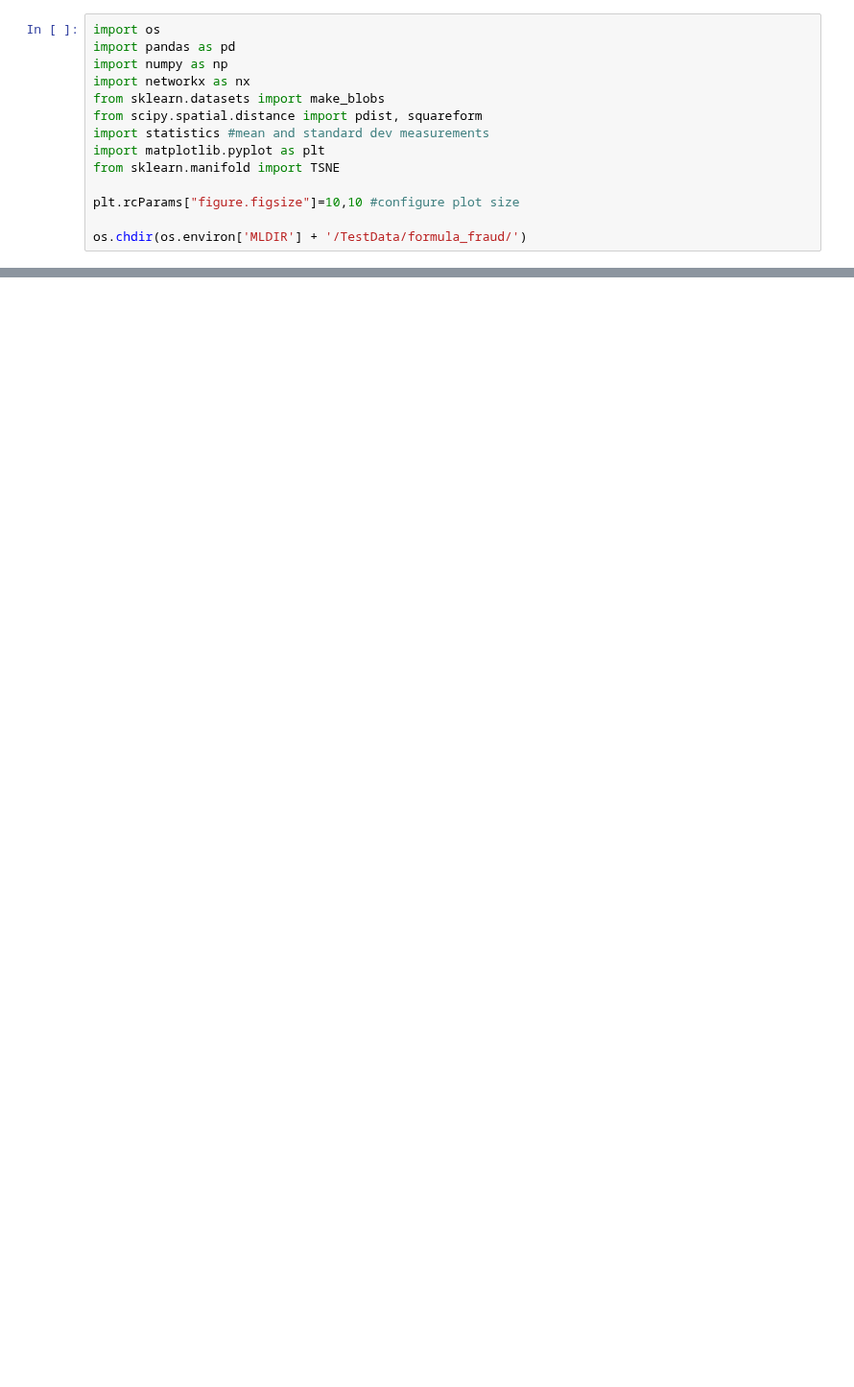
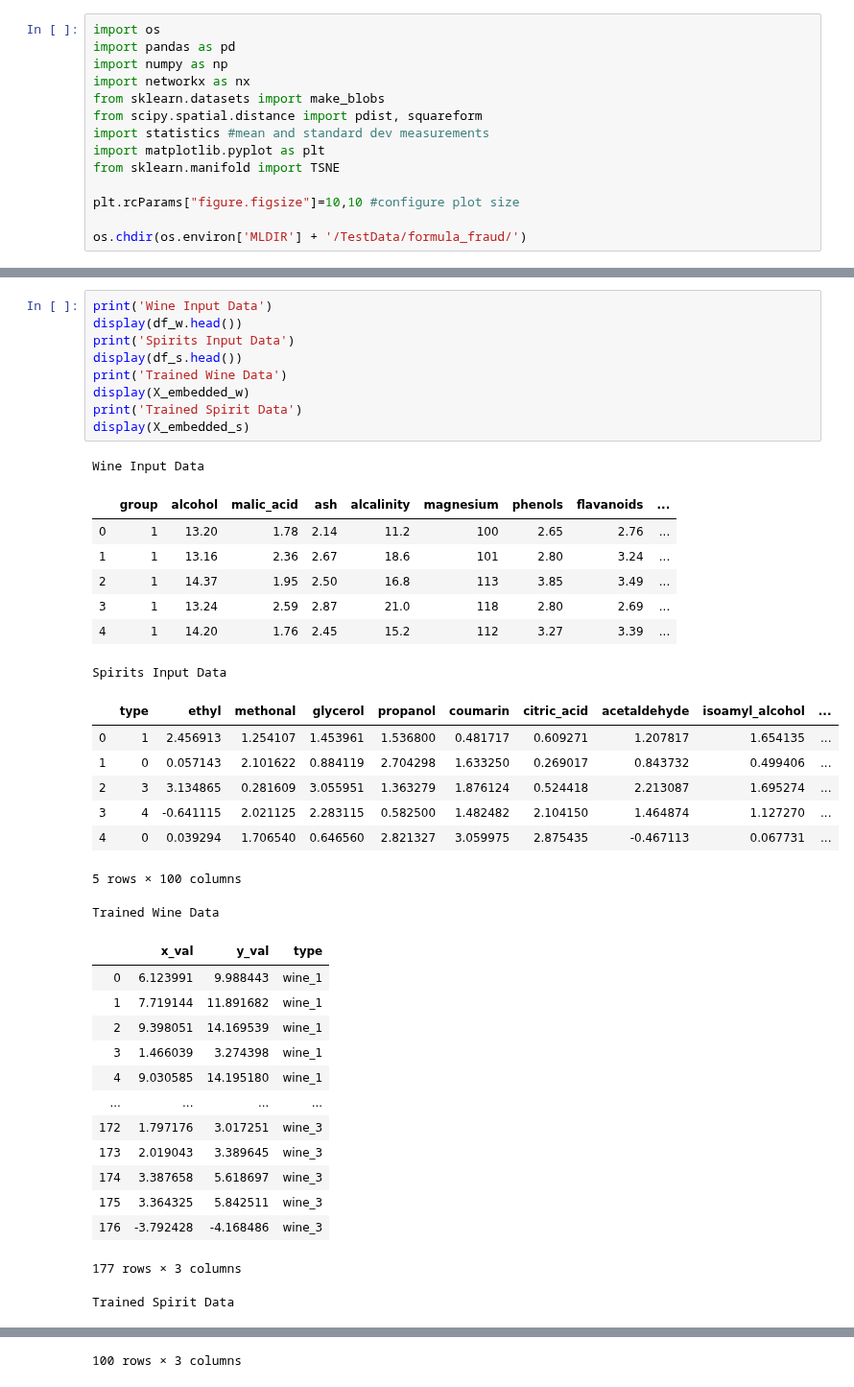
Before and after one commit to MetroStar/LabelAndFraudDetections, a Jupyter notebook: TTB/FormulaFraudDetection.ipynb, the cells around one changed output, grey strips where cells are left out. Shown at 96% size. Drawn from its saved outputs; the diff is of its cells as text; blank space fills up the shorter version.

```diff
--- a/TTB/FormulaFraudDetection.ipynb
+++ b/TTB/FormulaFraudDetection.ipynb
@@ -58,0 +96,40 @@ Clustering N dimensional data is a dimension reduction process. The N dimensions
+# %%
+print('Wine Input Data')
+display(df_w.head())
+print('Spirits Input Data')
+display(df_s.head())
+print('Trained Wine Data')
+display(X_embedded_w)
+print('Trained Spirit Data')
+display(X_embedded_s)
+# %% [output]
+Wine Input Data
+|  | group | alcohol | malic_acid | ash | alcalinity | magnesium | phenols | flavanoids | ... |
+| 0 | 1 | 13.20 | 1.78 | 2.14 | 11.2 | 100 | 2.65 | 2.76 | ... |
+| 1 | 1 | 13.16 | 2.36 | 2.67 | 18.6 | 101 | 2.80 | 3.24 | ... |
+| 2 | 1 | 14.37 | 1.95 | 2.50 | 16.8 | 113 | 3.85 | 3.49 | ... |
+| 3 | 1 | 13.24 | 2.59 | 2.87 | 21.0 | 118 | 2.80 | 2.69 | ... |
+| 4 | 1 | 14.20 | 1.76 | 2.45 | 15.2 | 112 | 3.27 | 3.39 | ... |
+Spirits Input Data
+|  | type | ethyl | methonal | glycerol | propanol | coumarin | citric_acid | acetaldehyde | isoamyl_alcohol | ... |
+| 0 | 1 | 2.456913 | 1.254107 | 1.453961 | 1.536800 | 0.481717 | 0.609271 | 1.207817 | 1.654135 | ... |
+| 1 | 0 | 0.057143 | 2.101622 | 0.884119 | 2.704298 | 1.633250 | 0.269017 | 0.843732 | 0.499406 | ... |
+| 2 | 3 | 3.134865 | 0.281609 | 3.055951 | 1.363279 | 1.876124 | 0.524418 | 2.213087 | 1.695274 | ... |
+| 3 | 4 | -0.641115 | 2.021125 | 2.283115 | 0.582500 | 1.482482 | 2.104150 | 1.464874 | 1.127270 | ... |
+| 4 | 0 | 0.039294 | 1.706540 | 0.646560 | 2.821327 | 3.059975 | 2.875435 | -0.467113 | 0.067731 | ... |
+5 rows × 100 columns
+Trained Wine Data
+|  | x_val | y_val | type |
+| 0 | 6.123991 | 9.988443 | wine_1 |
+| 1 | 7.719144 | 11.891682 | wine_1 |
+| 2 | 9.398051 | 14.169539 | wine_1 |
+| 3 | 1.466039 | 3.274398 | wine_1 |
+| 4 | 9.030585 | 14.195180 | wine_1 |
+| ... | ... | ... | ... |
+| 172 | 1.797176 | 3.017251 | wine_3 |
+| 173 | 2.019043 | 3.389645 | wine_3 |
+| 174 | 3.387658 | 5.618697 | wine_3 |
+| 175 | 3.364325 | 5.842511 | wine_3 |
+| 176 | -3.792428 | -4.168486 | wine_3 |
+177 rows × 3 columns
+Trained Spirit Data
@@ -58,0 +148 @@ Clustering N dimensional data is a dimension reduction process. The N dimensions
+100 rows × 3 columns
```
Also changed, not shown: parts of 15 cells of this notebook, 1 other file.
